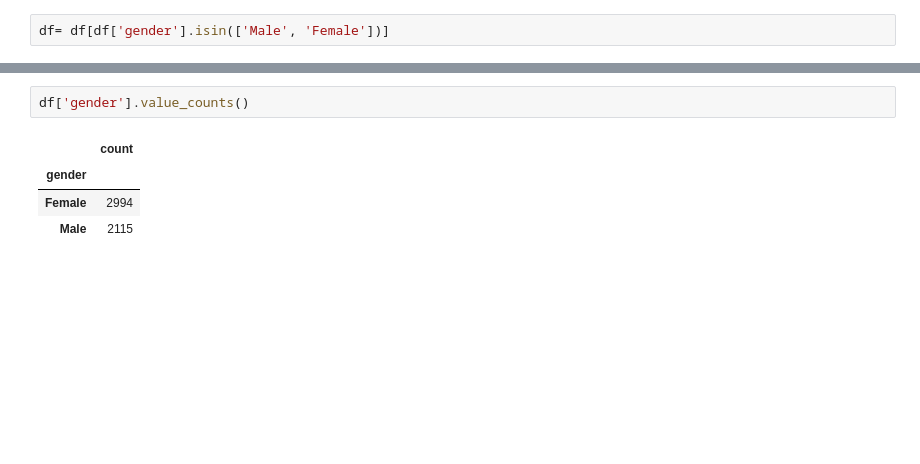
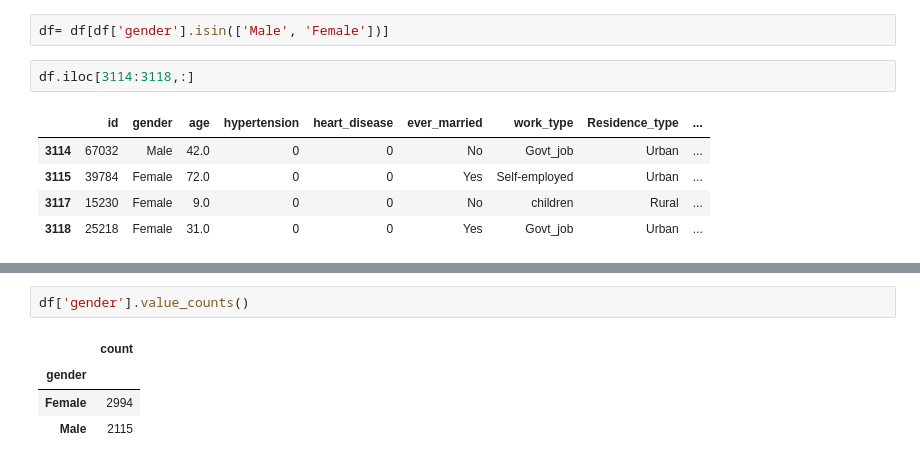
Before and after one commit to SaadAttalla/Stroke_Pre-Detection_Analysis, a Jupyter notebook: Stroke_Project.ipynb, the cells around one changed output, grey strips where cells are left out. Cells and saved outputs as stored; diff of their text form; blank space fills up the shorter version.

```diff
--- a/Stroke_Project.ipynb
+++ b/Stroke_Project.ipynb
@@ -37,2 +63,10 @@ dtype: int64
 # %%
 df= df[df['gender'].isin(['Male', 'Female'])]
+# %%
+df.iloc[3114:3118,:]
+# %% [output]
+|  | id | gender | age | hypertension | heart_disease | ever_married | work_type | Residence_type | ... |
+| 3114 | 67032 | Male | 42.0 | 0 | 0 | No | Govt_job | Urban | ... |
+| 3115 | 39784 | Female | 72.0 | 0 | 0 | Yes | Self-employed | Urban | ... |
+| 3117 | 15230 | Female | 9.0 | 0 | 0 | No | children | Rural | ... |
+| 3118 | 25218 | Female | 31.0 | 0 | 0 | Yes | Govt_job | Urban | ... |
```
Also changed, not shown: parts of 42 cells of this notebook.
